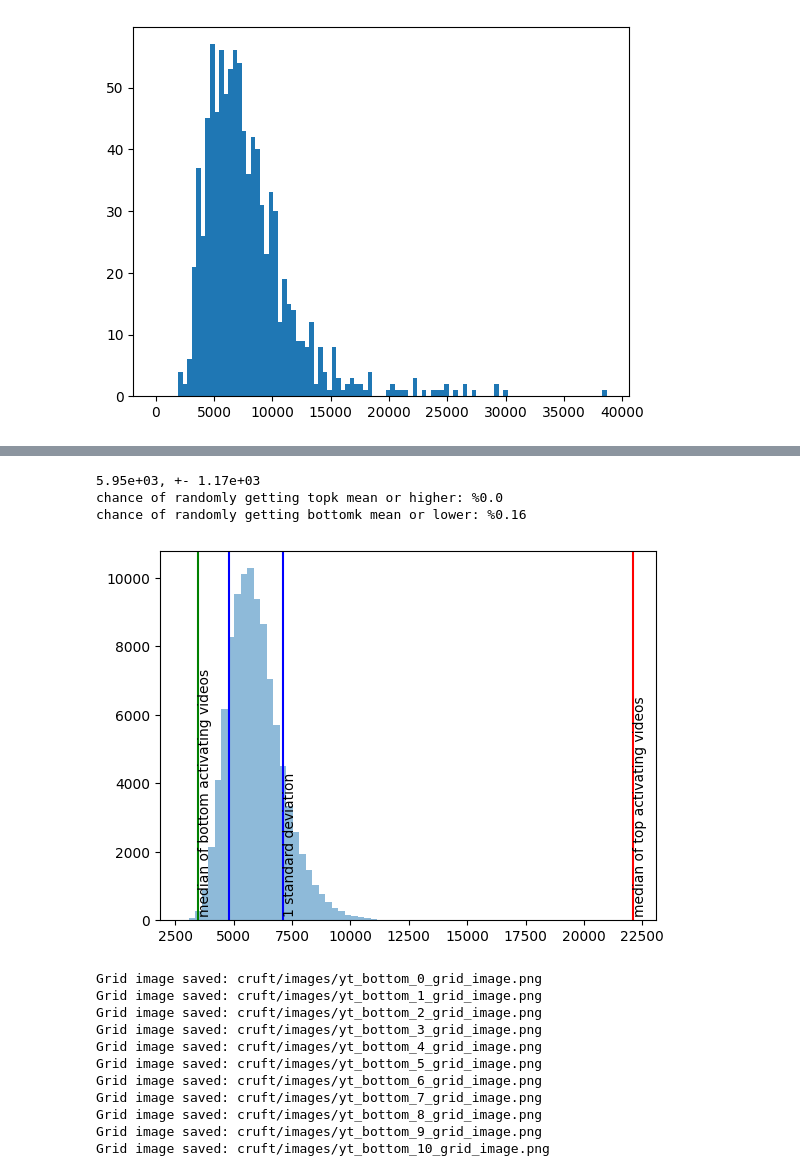
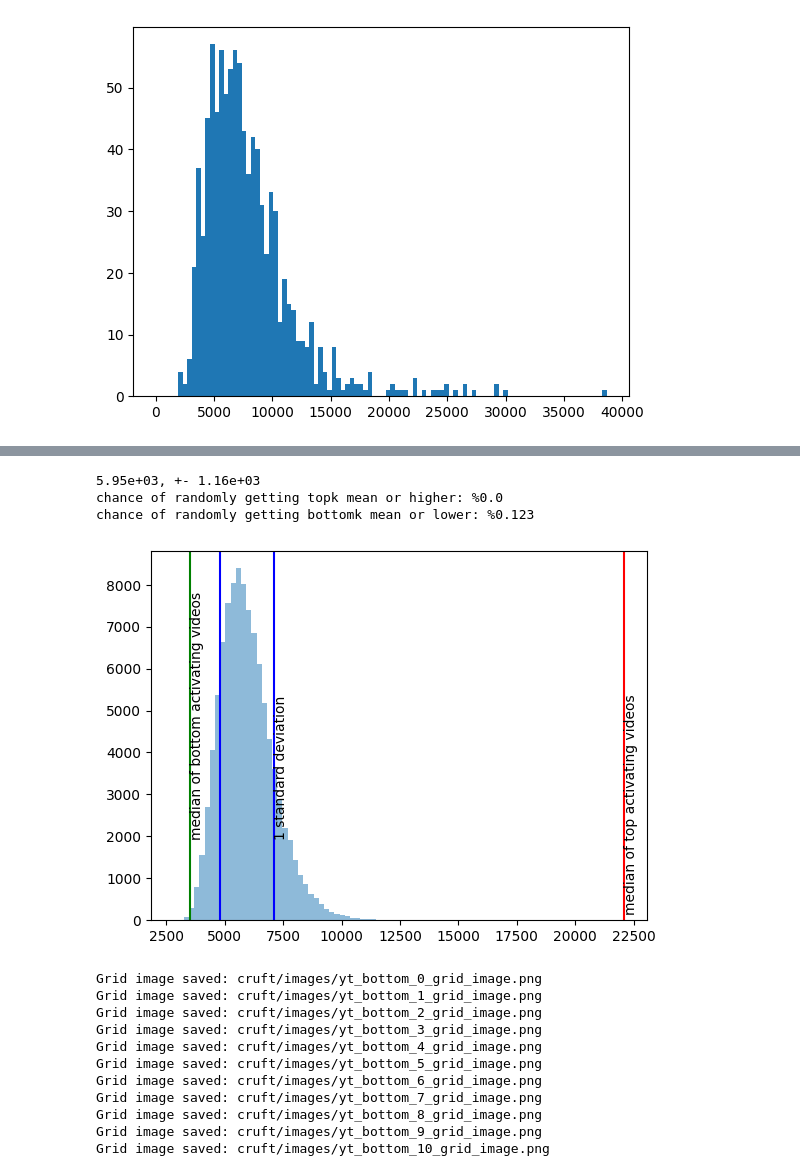
Before and after one commit to Lewington-pitsos/sae_vit, a Jupyter notebook: yt.ipynb, the cells around one changed output, grey strips where cells are left out. Cells and saved outputs as stored; diff of their text form; code cells hidden in the pictures.

```diff
--- a/yt.ipynb
+++ b/yt.ipynb
@@ -158,41 +166,41 @@ for i, feature_idx in enumerate(bottomk.indices):
     bottonm_views[i] = active_vid_views
 
 bottonm_views_mean = bottonm_views.median()
 
 rand_11 = []
-for i in range(100000):
+for i in range(100_000):
     rand_views = views[torch.randint(0, views.shape[0], (100,))]
     rand_11.append(rand_views.median())
 
 print(f'{np.mean(rand_11):.2e}, +- {np.std(rand_11):.2e}')
 
 plt.hist(rand_11, alpha=0.5, bins=50)
 
 plt.axvline(np.mean(rand_11) + np.std(rand_11), color='b')
 plt.axvline(np.mean(rand_11) - np.std(rand_11), color='b')
 
 plt.axvline(top_views_mean, color='r')
 p = (np.array(rand_11) > top_views_mean.item()).sum() / len(rand_11)
 
-print(f"chance of randomly getting topk mean or higher: %{round(p * 100, 2)}", )
+print(f"chance of randomly getting topk mean or higher: %{p * 100}", )
 
 
-plt.text(np.mean(rand_11) + np.std(rand_11), 200,  '1 standard deviation', rotation=90)
+plt.text(np.mean(rand_11) + np.std(rand_11), 2000,  '1 standard deviation', rotation=90)
 plt.text(top_views_mean, 200,  'median of top activating videos', rotation=90)
 
 plt.axvline(bottonm_views_mean, color='g')
 p = (np.array(rand_11) < bottonm_views_mean.item()).sum() / len(rand_11)
 
-print(f"chance of randomly getting bottomk mean or lower: %{round(p * 100, 2)}", )
+print(f"chance of randomly getting bottomk mean or lower: %{p * 100}", )
 
-plt.text(bottonm_views_mean, 200,  'median of bottom activating videos', rotation=90)
+plt.text(bottonm_views_mean, 2000,  'median of bottom activating videos', rotation=90)
 
 plt.show()
 # %% [output]
-5.95e+03, +- 1.17e+03
+5.95e+03, +- 1.16e+03
 chance of randomly getting topk mean or higher: %0.0
-chance of randomly getting bottomk mean or lower: %0.16
+chance of randomly getting bottomk mean or lower: %0.123
-[figure, old version]
+[figure, new version]
 # %%
 def show_images(tensor_images, pil_images, num_cols=4, save_path='path/to/save/grid.png', show=False):
     transform = transforms.ToPILImage()
```
Also changed, not shown: parts of 4 cells of this notebook, 1 other file.
